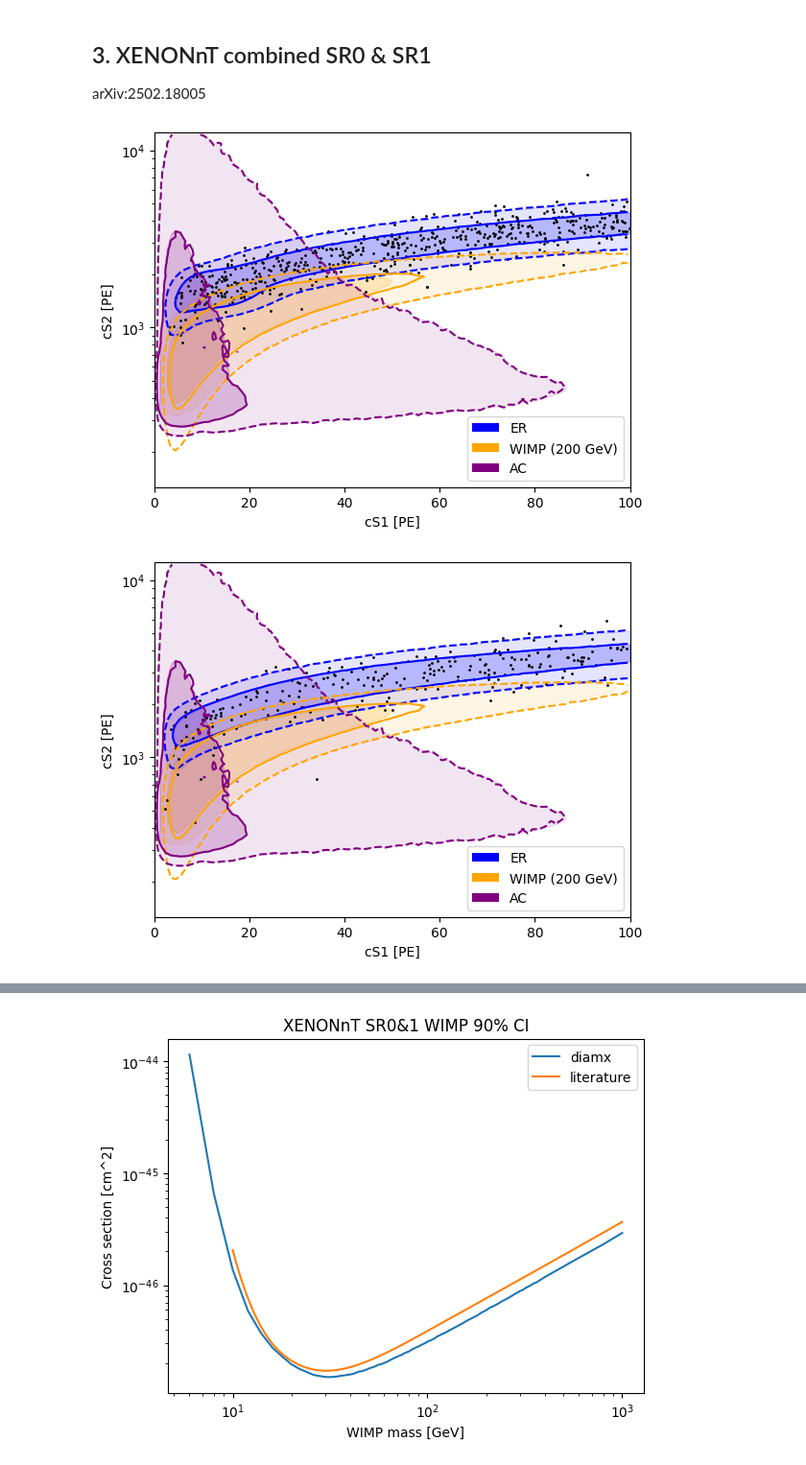
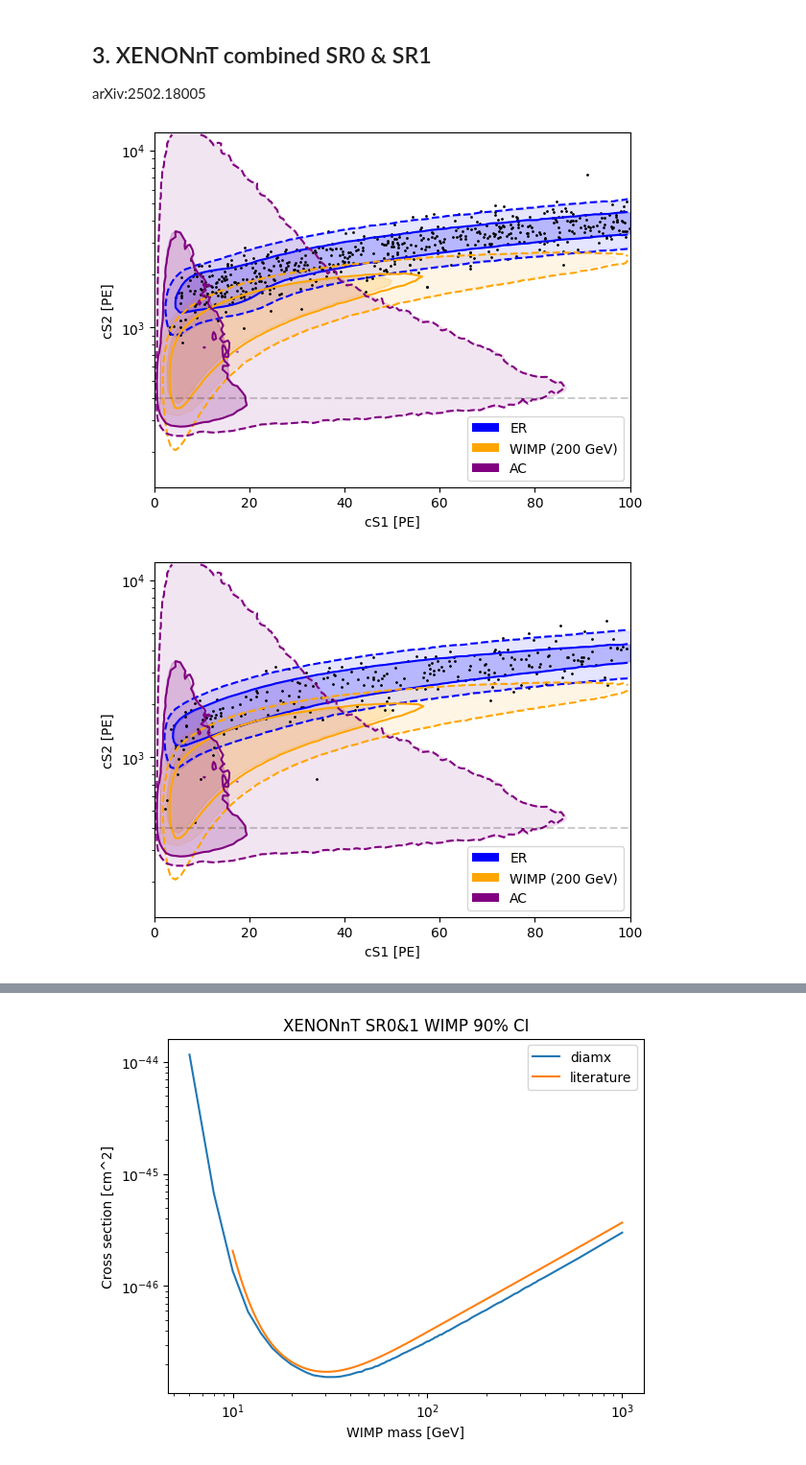
Before and after one commit to mhliu0001/diamx, a Jupyter notebook: notebooks/benchmark.ipynb, the cells around one changed output, grey strips where cells are left out. Shown: that part at 96% size. Drawn from its saved outputs; the diff is of its cells as text; code cells hidden in the pictures.

```diff
--- a/notebooks/benchmark.ipynb
+++ b/notebooks/benchmark.ipynb
@@ -540,35 +440,35 @@ plot_contours(
                 "type": "signal",
                 "signal_parameter_value": 200,
                 "color": "orange",
                 "one_sigma_contour_fname": "xenonnt_sr1b_wimp_1sigma.csv",
                 "two_sigma_contour_fname": "xenonnt_sr1b_wimp_2sigma.csv",
                 "log10_contour": False,
                 "label": "WIMP (200 GeV)",
             },
             {
                 "type": "bkg",
                 "bkg_name": "xenonnt_sr1_ac",
                 "color": "purple",
                 "one_sigma_contour_fname": "xenonnt_sr1b_ac_1sigma.csv",
                 "two_sigma_contour_fname": "xenonnt_sr1b_ac_2sigma.csv",
                 "log10_contour": False,
                 "label": "AC",
             },
         ],
     },
 )
-# Scatter the experimental data points on top
 data = xenonnt_sr01_st.experiment_instances[1].get_data()
 plt.yscale("log")
 plt.scatter(data["cs1"], data["cs2"], s=1, c="k")
 plt.xlim(0, 100)
 plt.ylim(10**2.1, 10**4.1)
 
+plt.axhline(400, color="k", linestyle="--", alpha=0.2)
 plt.xlabel("cS1 [PE]")
 plt.ylabel("cS2 [PE]")
 plt.savefig("../plots/xenonnt_sr1a_cs1_cs2_contours.png", dpi=600, bbox_inches="tight")
 # %% [output]
-[figure, old version]
+[figure, new version]
 # %%
 plot_contours(
     xenonnt_sr01_st,
@@ -606,15 +506,15 @@ plot_contours(
         ],
     },
 )
-# Scatter the experimental data points on top
 data = xenonnt_sr01_st.experiment_instances[2].get_data()
 plt.yscale("log")
 plt.scatter(data["cs1"], data["cs2"], s=1, c="k")
 plt.xlim(0, 100)
 plt.ylim(10**2.1, 10**4.1)
 
+plt.axhline(400, color="k", linestyle="--", alpha=0.2)
 plt.xlabel("cS1 [PE]")
 plt.ylabel("cS2 [PE]")
 plt.savefig("../plots/xenonnt_sr1b_cs1_cs2_contours.png", dpi=600, bbox_inches="tight")
 # %% [output]
-[figure, old version]
+[figure, new version]
```
Also changed, not shown: parts of 16 cells of this notebook, 22 other files.
